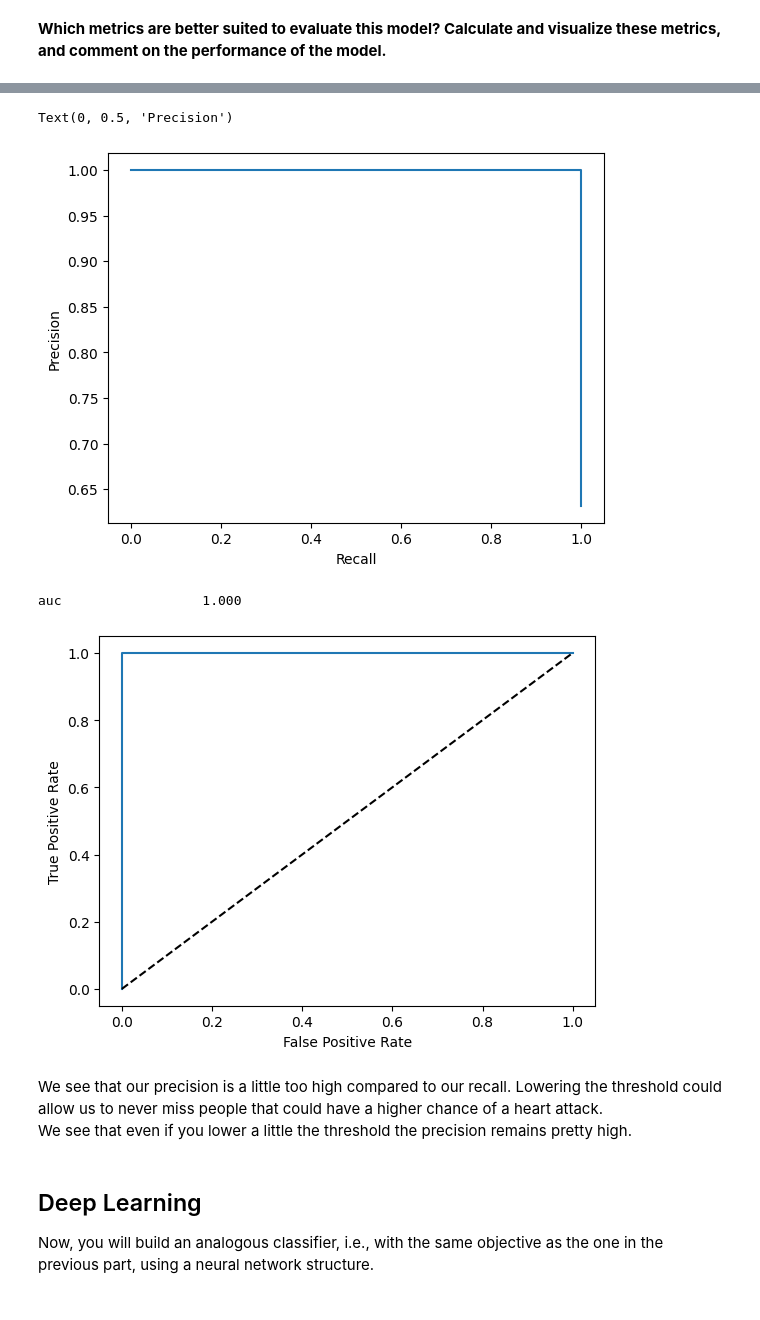
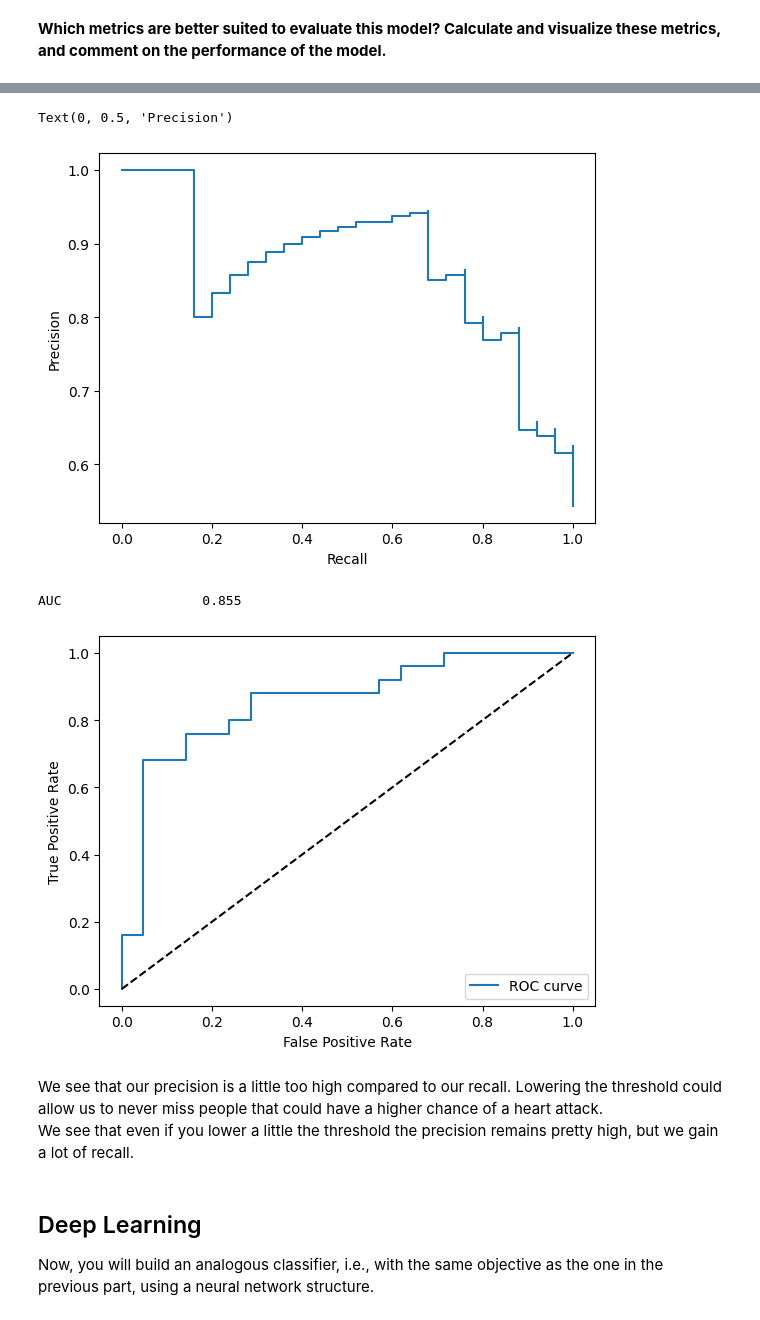
Before and after one commit to LUGOZZI/robot_judge_2023, a Jupyter notebook: homeworks/HW05.ipynb, the cells around one changed output, grey strips where cells are left out. Drawn from its saved outputs; the diff is of its cells as text; code cells hidden in the pictures.

```diff
--- a/homeworks/HW05.ipynb
+++ b/homeworks/HW05.ipynb
@@ -84,7 +84,7 @@ from xgboost import XGBClassifier
 ##TODO split the sample into a training, a test set and a validation set
 X, y = df.iloc[:,:-1],df.iloc[:,-1]
 X_train, X_test, y_train, y_test = train_test_split(X, y, test_size=0.3, random_state=123)
-X_val, X_test, y_val, y_test = train_test_split(X_test, y_test, test_size=0.2, random_state=123)
+X_val, X_test, y_val, y_test = train_test_split(X_test, y_test, test_size=0.5, random_state=123)
 
 eval_set = [(X_val, y_val)]
 
@@ -161,20 +162,37 @@ plt.xlabel('Recall')
 plt.ylabel('Precision')
 # %% [output]
 Text(0, 0.5, 'Precision')
-[figure, old version]
+[figure, new version]
 # %%
+from sklearn.metrics import roc_curve, roc_auc_score
+import matplotlib.pyplot as plt
+
+# Assuming y_test are the true binary labels and y_scores are the predicted probabilities
 fpr, tpr, thresholds = roc_curve(y_test, y_scores)
-plt.plot(fpr, tpr)
-plt.plot([0,1],[0,1],'k--')
+
+# Plot the ROC curve
+plt.plot(fpr, tpr, label='ROC curve')
+
+# Plot the random line
+plt.plot([0, 1], [0, 1], 'k--')
+
+# Axis labels
 plt.xlabel('False Positive Rate')
 plt.ylabel('True Positive Rate')
-print("{:20s} {:.3f}".format("auc", roc_auc_score(y_test, y_scores)))
+
+# Calculate the AUC score and print it
+auc_value = roc_auc_score(y_test, y_scores)
+print("{:20s} {:.3f}".format("AUC", auc_value))
+
+# Add legend and show the plot
+plt.legend(loc="lower right")
+plt.show()
 # %% [output]
-auc                  1.000
+AUC                  0.855
-[figure, old version]
+[figure, new version]
 # %% [markdown]
 We see that our precision is a little too high compared to our recall. Lowering the threshold could allow us to never miss people that could have a higher chance of a heart attack.
-We see that even if you lower a little the threshold the precision remains pretty high.
+We see that even if you lower a little the threshold the precision remains pretty high, but we gain a lot of recall.
 # %% [markdown]
 ## Deep Learning
 
```
Also changed, not shown: parts of 27 cells of this notebook.
